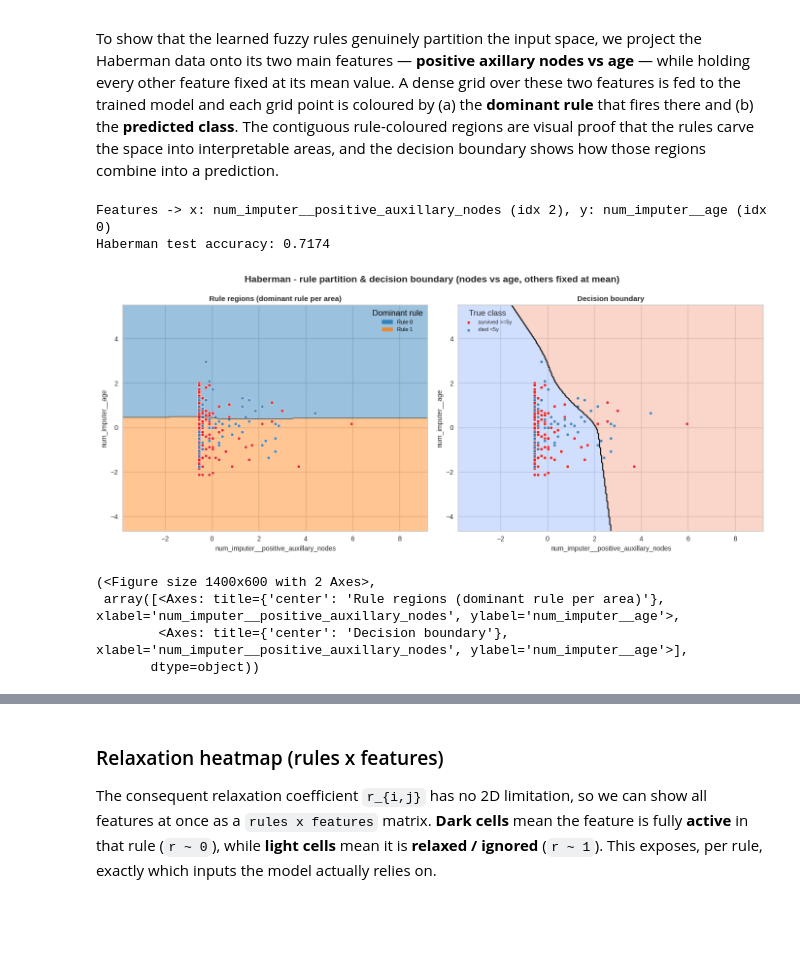
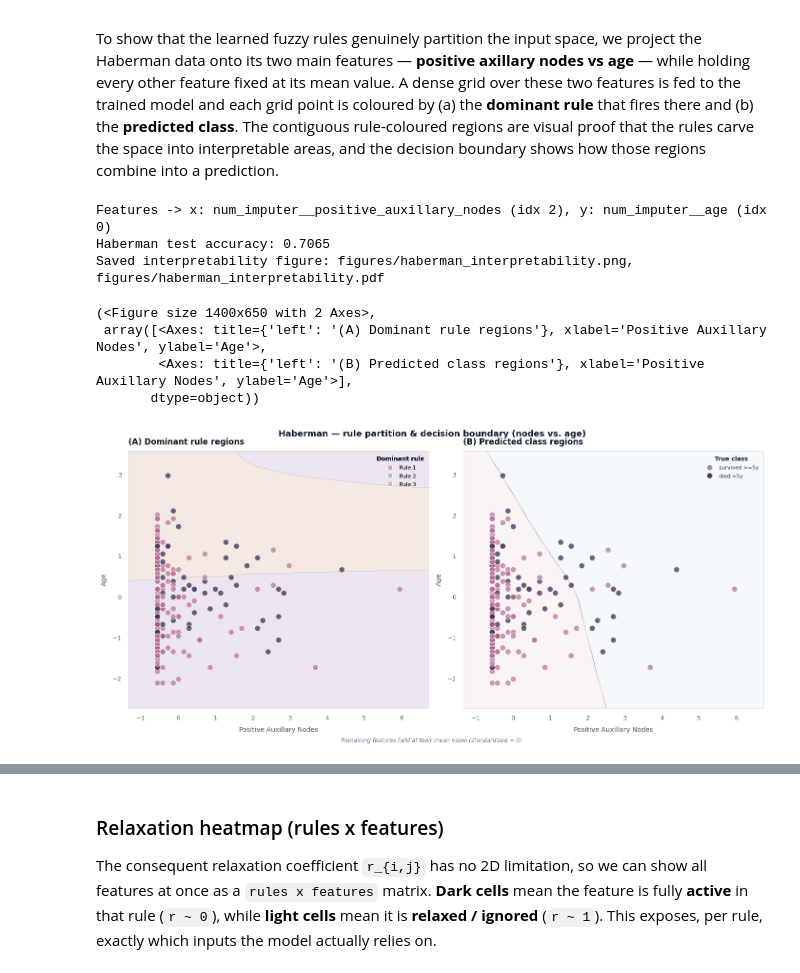
Before and after one commit to naforoutan/ReLaFIS, a Jupyter notebook: notebooks/report.ipynb, the cells around one changed output, grey strips where cells are left out. Drawn from its saved outputs; the diff is of its cells as text; code cells hidden in the pictures; blank space fills up the shorter version.

```diff
--- a/notebooks/report.ipynb
+++ b/notebooks/report.ipynb
@@ -261,6 +331,9 @@ from torch.optim.lr_scheduler import OneCycleLR
 from tests.tabular_small import Haberman
 from model.giftshifter import GIFTSHIFTER
 from utils.decision_boundary import plot_interpretability_2d
+from utils.plot_style import plot_dense_bubble
+from utils.verbalize_rules import clean_feature_name
+import pandas as pd
 
 device = torch.device("cuda" if torch.cuda.is_available() else "cpu")
 
@@ -288,7 +361,7 @@ print(f"Features -> x: {feature_names[idx_nodes]} (idx {idx_nodes}), "
       f"y: {feature_names[idx_age]} (idx {idx_age})")
 
 # Train a compact GIFTSHIFTER so the rule partition stays readable.
-hab_rules = 2
+hab_rules = 3
 model = GIFTSHIFTER(
     in_features=X_train.shape[1],
     rules=hab_rules,
@@ -318,37 +391,48 @@ for epoch in range(n_epochs):
         out, recon, _ = model(bx)
         if hab_binary:
             loss = task_loss(out.squeeze(), by.squeeze()) + l1(recon, bx)
         else:
             loss = task_loss(out, by.long()) + l1(recon, bx)
         loss.backward()
         optimizer.step()
         try:
             scheduler.step()
         except ValueError:
             pass
 model.eval()
 
 with torch.no_grad():
     logits = model(torch.tensor(X_test, dtype=torch.float32, device=device))[0]
     if hab_binary:
         pred = (torch.sigmoid(logits).squeeze() > 0.5).long().cpu().numpy()
     else:
         pred = logits.argmax(1).cpu().numpy()
 print(f"Haberman test accuracy: {(pred == y_test).mean():.4f}")
 
 class_names = ["survived >=5y", "died <5y"]
+
+idx_year = _find_feature(feature_names, "year", default=1)
+bubble_df = pd.DataFrame({
+    "nodes": X_train[:, idx_nodes],
+    "age": X_train[:, idx_age],
+    "year": X_train[:, idx_year],
+    "survival": y_train.astype(float),
+})
+
 plot_interpretability_2d(
     model, X_train, y_train,
     feature_x=idx_nodes, feature_y=idx_age,
     feature_names=feature_names, class_names=class_names,
     resolution=300,
-    suptitle="Haberman - rule partition & decision boundary (nodes vs age, others fixed at mean)",
+    suptitle="Haberman — rule partition & decision boundary (nodes vs. age)",
+    save_path="figures/haberman_interpretability",
 )
 # %% [output]
 Features -> x: num_imputer__positive_auxillary_nodes (idx 2), y: num_imputer__age (idx 0)
-Haberman test accuracy: 0.7174
+Haberman test accuracy: 0.7065
+Saved interpretability figure: figures/haberman_interpretability.png, figures/haberman_interpretability.pdf
+(<Figure size 1400x650 with 2 Axes>,
+ array([<Axes: title={'left': '(A) Dominant rule regions'}, xlabel='Positive Auxillary Nodes', ylabel='Age'>,
+        <Axes: title={'left': '(B) Predicted class regions'}, xlabel='Positive Auxillary Nodes', ylabel='Age'>],
+       dtype=object))
-[figure, old version]
+[figure, new version]
-(<Figure size 1400x600 with 2 Axes>,
- array([<Axes: title={'center': 'Rule regions (dominant rule per area)'}, xlabel='num_imputer__positive_auxillary_nodes', ylabel='num_imputer__age'>,
-        <Axes: title={'center': 'Decision boundary'}, xlabel='num_imputer__positive_auxillary_nodes', ylabel='num_imputer__age'>],
-       dtype=object))
```
Also changed, not shown: parts of 8 cells of this notebook, 21 other files.
